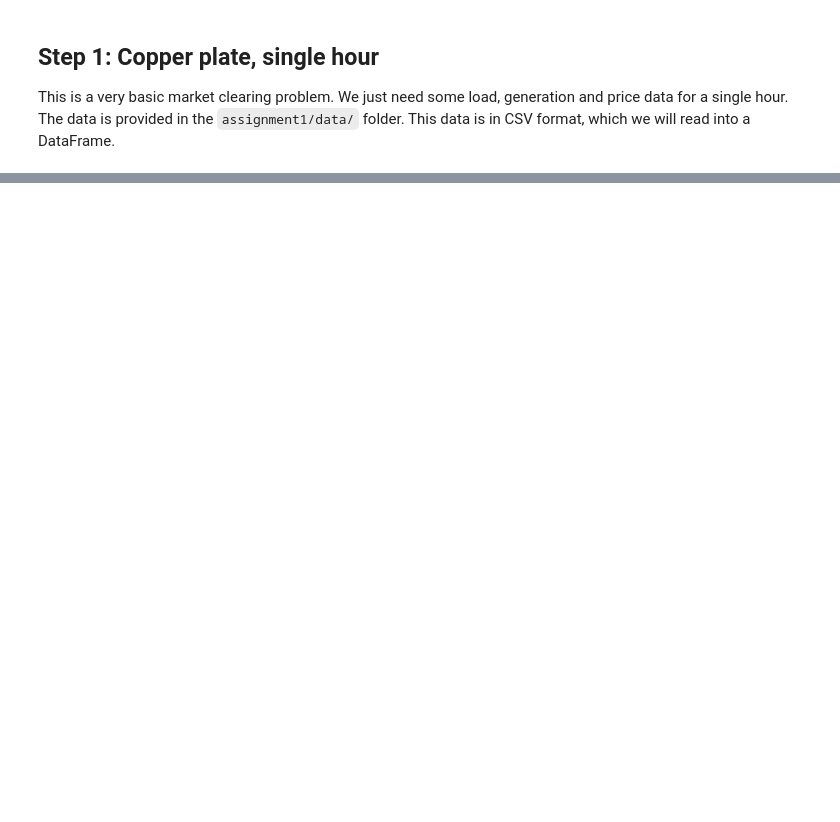
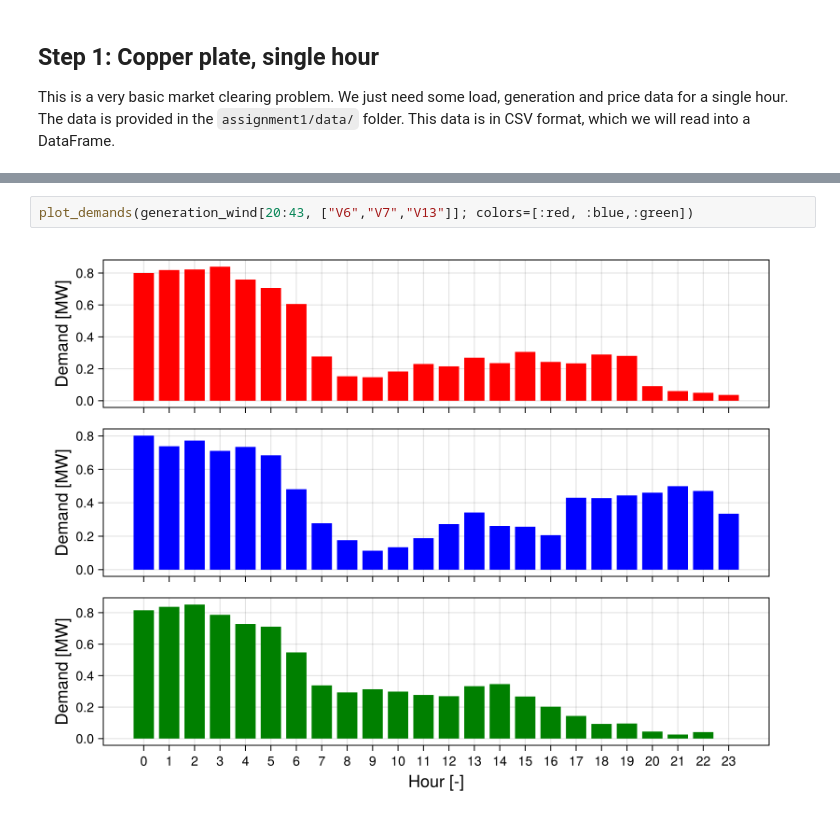
Before and after one commit to langestefan/DTUElectricityMarkets2025, a Jupyter notebook: assignment1/assignment1.ipynb, the cells around one changed output, grey strips where cells are left out. Saved outputs shown, nothing was run; the diff lists cells and outputs as text; blank space fills up the shorter version.

```diff
--- a/assignment1/assignment1.ipynb
+++ b/assignment1/assignment1.ipynb
@@ -89,0 +139,4 @@ demands = prepare_demands("data/demands.csv", hours=1:1)
+# %%
+plot_demands(generation_wind[20:43, ["V6","V7","V13"]]; colors=[:red, :blue,:green])
+# %% [output]
+[figure, added]
```
Also changed, not shown: parts of 10 cells of this notebook, 14 other files.
